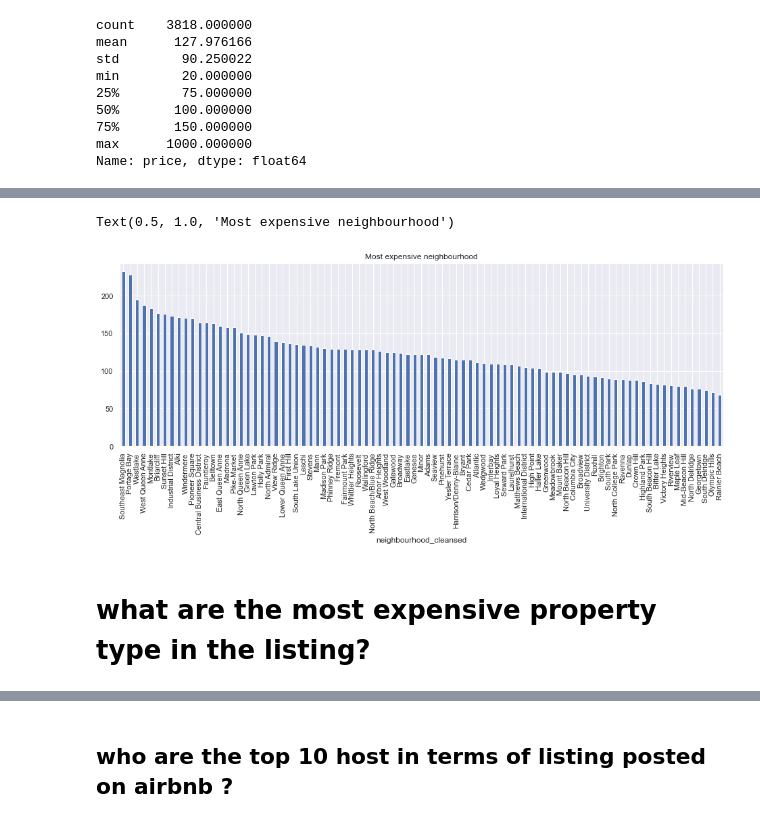
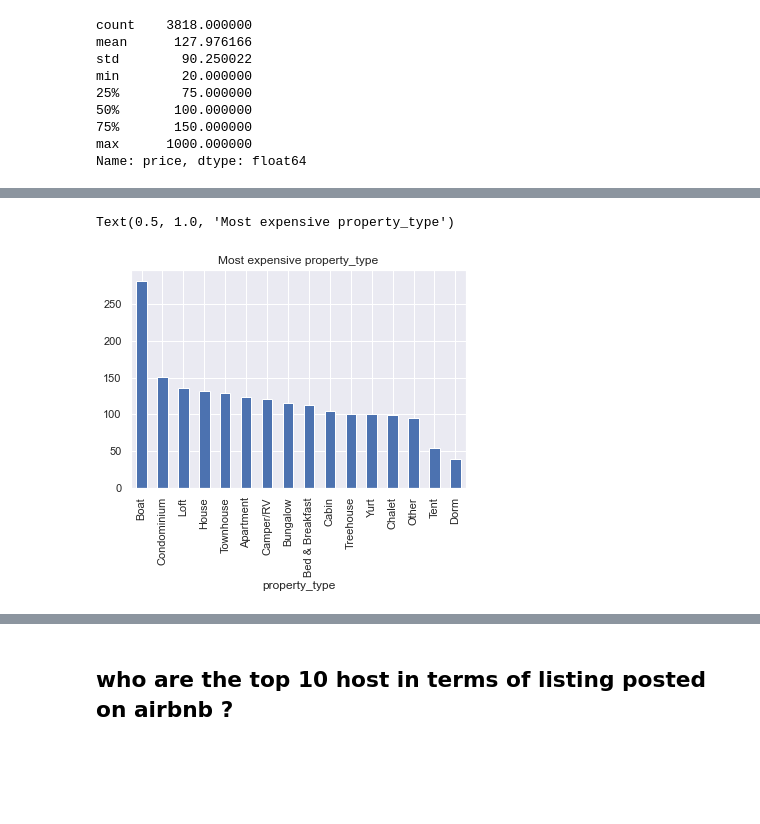
Before and after one commit to rachana-bisht/Airbnb-Seattle, a Jupyter notebook: seattle_airbnb.ipynb, the cells around one changed output, grey strips where cells are left out. Drawn from its saved outputs; the diff is of its cells as text; code cells hidden in the pictures; blank space fills up the shorter version.

```diff
--- a/seattle_airbnb.ipynb
+++ b/seattle_airbnb.ipynb
@@ -157,8 +222,6 @@ price_neighbourhood = listing.groupby(['neighbourhood_cleansed']).mean()['price'
 # %%
-price_neighbourhood.plot(kind = 'bar')
-plt.title('Most expensive neighbourhood')
+price_property_type.plot(kind = 'bar');
+plt.title('Most expensive property_type')
 # %% [output]
-Text(0.5, 1.0, 'Most expensive neighbourhood')
+Text(0.5, 1.0, 'Most expensive property_type')
-[figure, old version]
+[figure, new version]
-# %% [markdown]
-# what are the most expensive property type in the listing?
```
Also changed, not shown: parts of 73 cells of this notebook.
